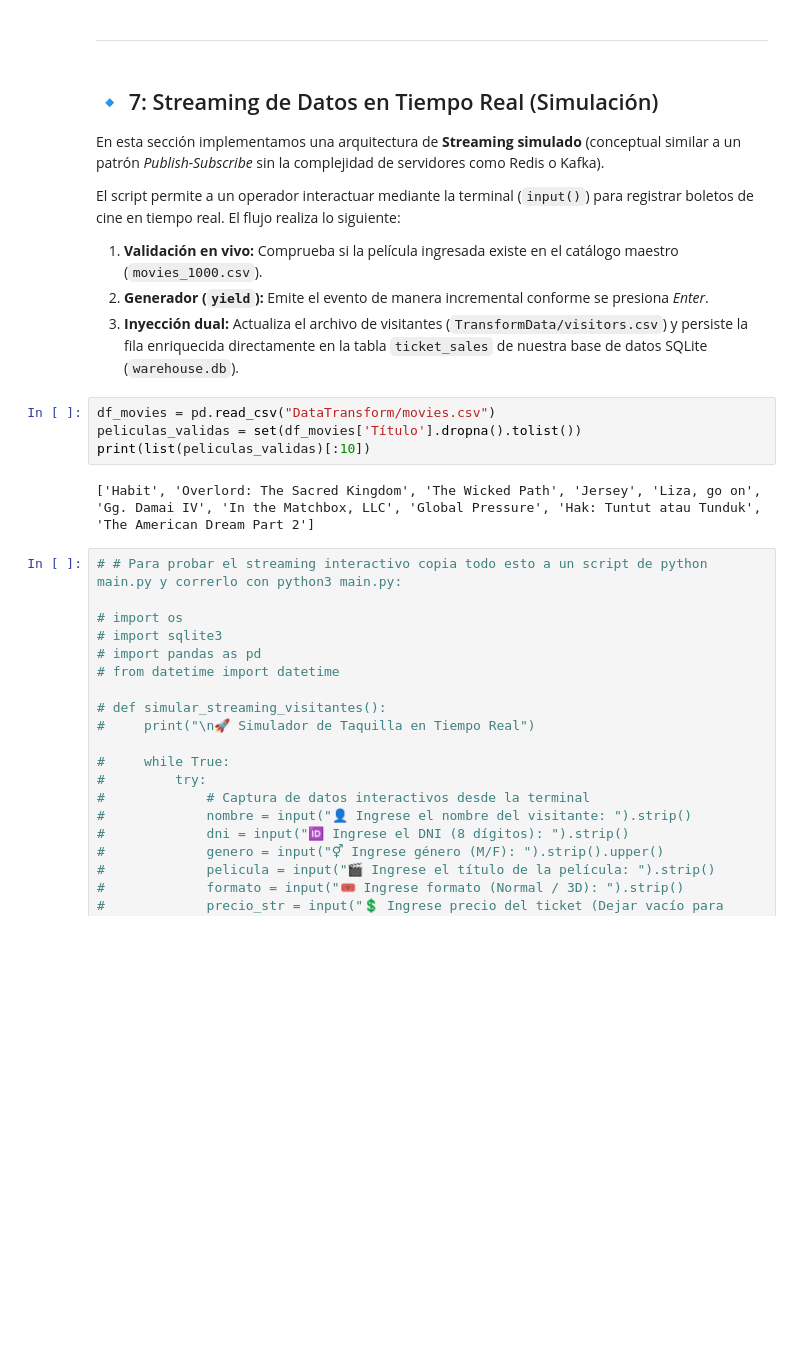
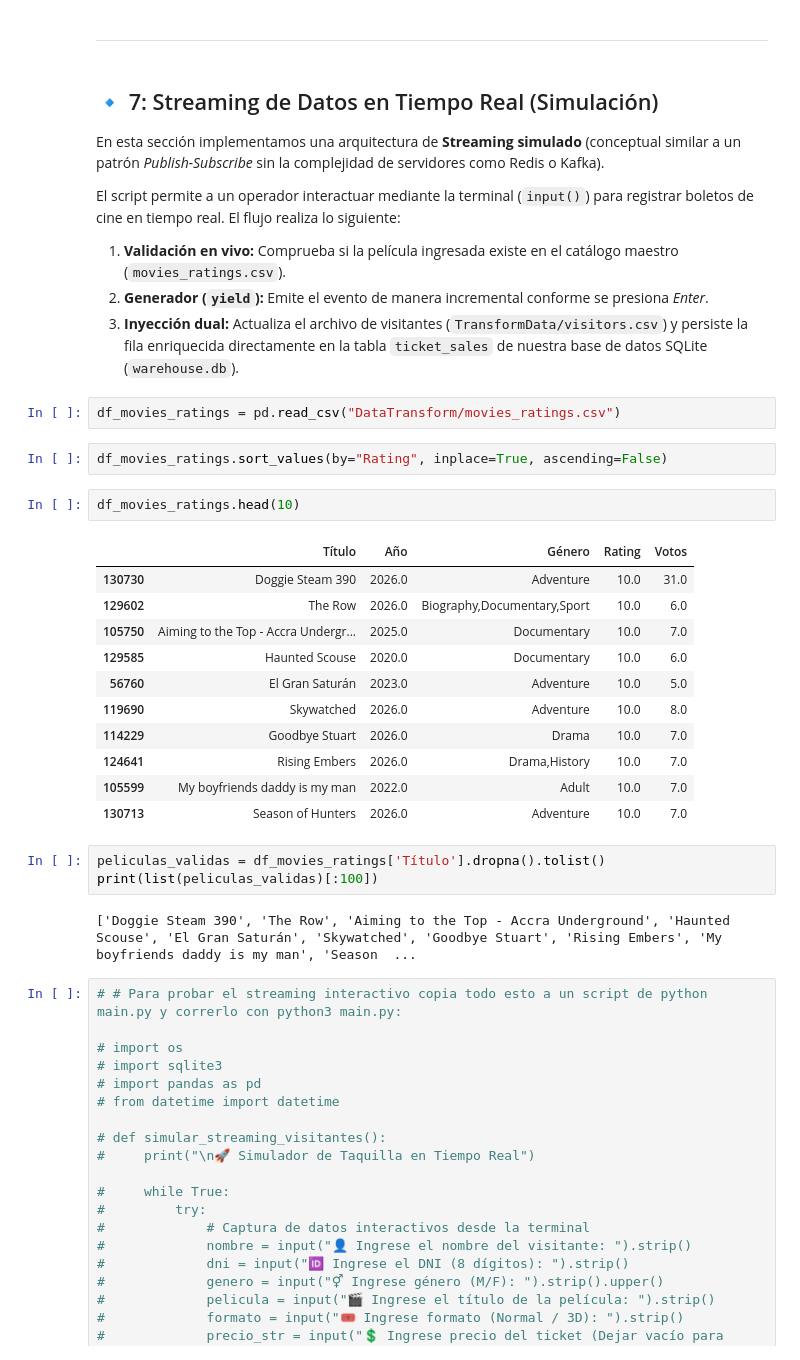
Before and after one commit to jorgeav527/py-fundamentals-ds, a Jupyter notebook: 00_Presentacion_09.ipynb, the cells around one changed output. Drawn from its saved outputs; the diff is of its cells as text; blank space fills up the shorter version.

```diff
--- a/00_Presentacion_09.ipynb
+++ b/00_Presentacion_09.ipynb
@@ -443,15 +445,32 @@ conn.close()
 En esta sección implementamos una arquitectura de **Streaming simulado** (conceptual similar a un patrón *Publish-Subscribe* sin la complejidad de servidores como Redis o Kafka).
 
 El script permite a un operador interactuar mediante la terminal (`input()`) para registrar boletos de cine en tiempo real. El flujo realiza lo siguiente:
-1. **Validación en vivo:** Comprueba si la película ingresada existe en el catálogo maestro (`movies_1000.csv`).
+1. **Validación en vivo:** Comprueba si la película ingresada existe en el catálogo maestro (`movies_ratings.csv`).
 2. **Generador (`yield`):** Emite el evento de manera incremental conforme se presiona *Enter*.
 3. **Inyección dual:** Actualiza el archivo de visitantes (`TransformData/visitors.csv`) y persiste la fila enriquecida directamente en la tabla `ticket_sales` de nuestra base de datos SQLite (`warehouse.db`).
+# %%
+df_movies_ratings = pd.read_csv("DataTransform/movies_ratings.csv")
+# %%
+df_movies_ratings.sort_values(by="Rating", inplace=True, ascending=False)
+# %%
+df_movies_ratings.head(10)
+# %% [output]
+|  | Título | Año | Género | Rating | Votos |
+| 130730 | Doggie Steam 390 | 2026.0 | Adventure | 10.0 | 31.0 |
+| 129602 | The Row | 2026.0 | Biography,Documentary,Sport | 10.0 | 6.0 |
+| 105750 | Aiming to the Top - Accra Undergr... | 2025.0 | Documentary | 10.0 | 7.0 |
+| 129585 | Haunted Scouse | 2020.0 | Documentary | 10.0 | 6.0 |
+| 56760 | El Gran Saturán | 2023.0 | Adventure | 10.0 | 5.0 |
+| 119690 | Skywatched | 2026.0 | Adventure | 10.0 | 8.0 |
+| 114229 | Goodbye Stuart | 2026.0 | Drama | 10.0 | 7.0 |
+| 124641 | Rising Embers | 2026.0 | Drama,History | 10.0 | 7.0 |
+| 105599 | My boyfriends daddy is my man | 2022.0 | Adult | 10.0 | 7.0 |
+| 130713 | Season of Hunters | 2026.0 | Adventure | 10.0 | 7.0 |
 # %%
-df_movies = pd.read_csv("DataTransform/movies.csv")
-peliculas_validas = set(df_movies['Título'].dropna().tolist())
-print(list(peliculas_validas)[:10])
+peliculas_validas = df_movies_ratings['Título'].dropna().tolist()
+print(list(peliculas_validas)[:100])
 # %% [output]
-['Habit', 'Overlord: The Sacred Kingdom', 'The Wicked Path', 'Jersey', 'Liza, go on', 'Gg. Damai IV', 'In the Matchbox, LLC', 'Global Pressure', 'Hak: Tuntut atau Tunduk', 'The American Dream Part 2']
+['Doggie Steam 390', 'The Row', 'Aiming to the Top - Accra Underground', 'Haunted Scouse', 'El Gran Saturán', 'Skywatched', 'Goodbye Stuart', 'Rising Embers', 'My boyfriends daddy is my man', 'Season  ...
 # %%
 # # Para probar el streaming interactivo copia todo esto a un script de python main.py y correrlo con python3 main.py:
 
```
Also changed, not shown: parts of 22 cells of this notebook, 6 other files.
